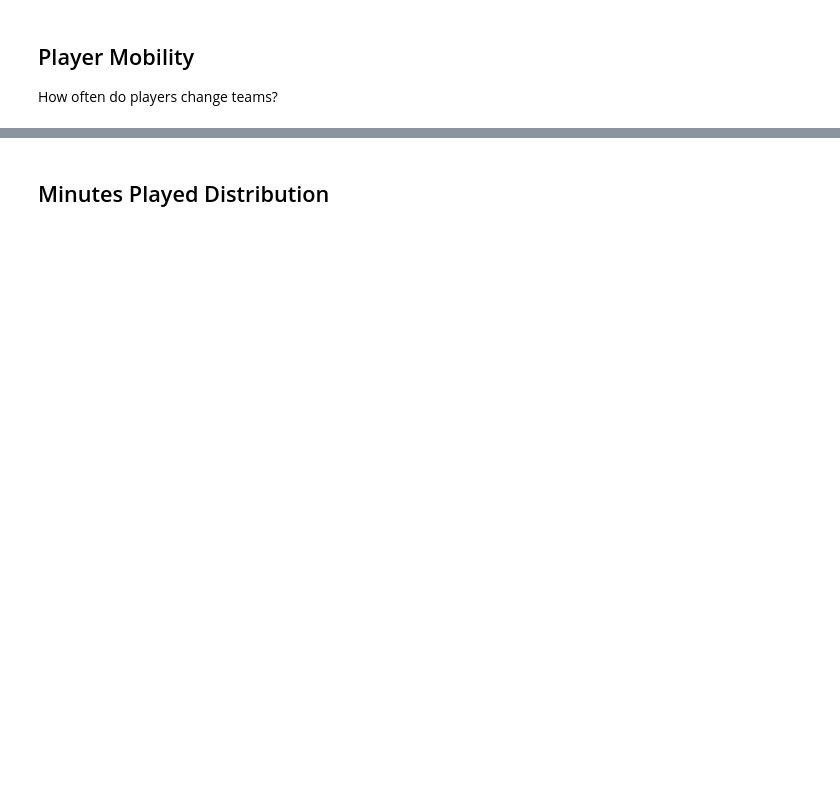
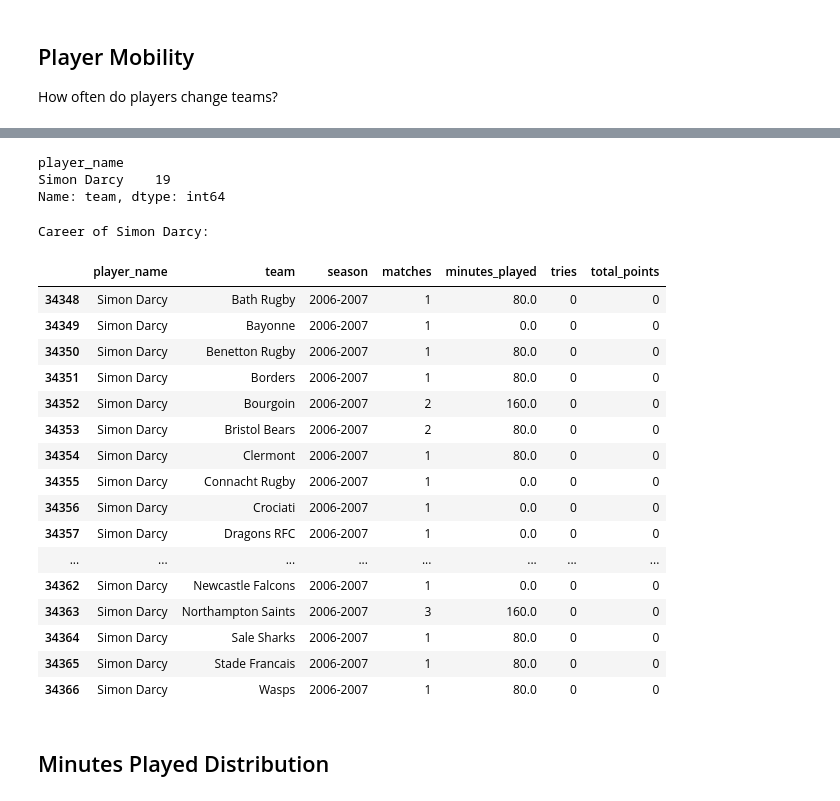
Before and after one commit to transientlunatic/rugby-pymc, a Jupyter notebook: notebooks/01_data_exploration.ipynb, the cells around one changed output, grey strips where cells are left out. Saved outputs shown, nothing was run; the diff lists cells and outputs as text; code cells hidden in the pictures; blank space fills up the shorter version.

```diff
--- a/notebooks/01_data_exploration.ipynb
+++ b/notebooks/01_data_exploration.ipynb
@@ -100,9 +156,34 @@ print(f"\n{len(mobile_players)} players played for multiple teams ({100*len(mobi
+# %%
+teams_per_player[teams_per_player > 10]
+# %% [output]
+player_name
+Simon Darcy    19
+Name: team, dtype: int64
 # %%
 # Example: players who changed teams
 if len(mobile_players) > 0:
-    example_player = mobile_players.index[0]
+    example_player = teams_per_player[teams_per_player > 10].index[0] # mobile_players.index[5]
     print(f"\nCareer of {example_player}:")
     display(player_teams[player_teams['player_name'] == example_player])
+# %% [output]
+Career of Simon Darcy:
+|  | player_name | team | season | matches | minutes_played | tries | total_points |
+| 34348 | Simon Darcy | Bath Rugby | 2006-2007 | 1 | 80.0 | 0 | 0 |
+| 34349 | Simon Darcy | Bayonne | 2006-2007 | 1 | 0.0 | 0 | 0 |
+| 34350 | Simon Darcy | Benetton Rugby | 2006-2007 | 1 | 80.0 | 0 | 0 |
+| 34351 | Simon Darcy | Borders | 2006-2007 | 1 | 80.0 | 0 | 0 |
+| 34352 | Simon Darcy | Bourgoin | 2006-2007 | 2 | 160.0 | 0 | 0 |
+| 34353 | Simon Darcy | Bristol Bears | 2006-2007 | 2 | 80.0 | 0 | 0 |
+| 34354 | Simon Darcy | Clermont | 2006-2007 | 1 | 80.0 | 0 | 0 |
+| 34355 | Simon Darcy | Connacht Rugby | 2006-2007 | 1 | 0.0 | 0 | 0 |
+| 34356 | Simon Darcy | Crociati | 2006-2007 | 1 | 0.0 | 0 | 0 |
+| 34357 | Simon Darcy | Dragons RFC | 2006-2007 | 1 | 0.0 | 0 | 0 |
+| ... | ... | ... | ... | ... | ... | ... | ... |
+| 34362 | Simon Darcy | Newcastle Falcons | 2006-2007 | 1 | 0.0 | 0 | 0 |
+| 34363 | Simon Darcy | Northampton Saints | 2006-2007 | 3 | 160.0 | 0 | 0 |
+| 34364 | Simon Darcy | Sale Sharks | 2006-2007 | 1 | 80.0 | 0 | 0 |
+| 34365 | Simon Darcy | Stade Francais | 2006-2007 | 1 | 80.0 | 0 | 0 |
+| 34366 | Simon Darcy | Wasps | 2006-2007 | 1 | 80.0 | 0 | 0 |
 # %% [markdown]
 ## Minutes Played Distribution
 # %%
```
Also changed, not shown: parts of 11 cells of this notebook, 23 other files.
